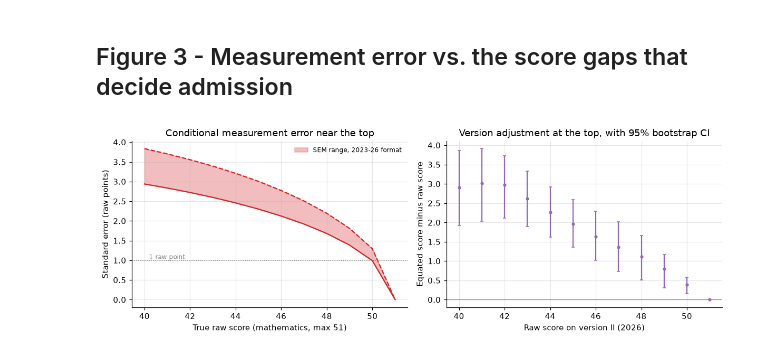
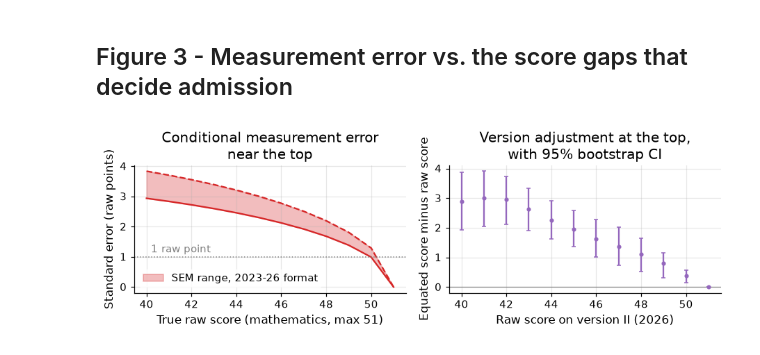
Before and after one commit to Nika533/une-ceiling-effect, a Jupyter notebook: notebooks/02_resolution.ipynb, the cells around one changed output. Cells and saved outputs as stored; diff of their text form; code cells hidden in the pictures.

```diff
--- a/notebooks/02_resolution.ipynb
+++ b/notebooks/02_resolution.ipynb
@@ -177,26 +177,26 @@ top
 # %% [markdown]
 ## Figure 3 - Measurement error vs. the score gaps that decide admission
 # %%
-fig, axes = plt.subplots(1, 2, figsize=(11, 3.8))
+fig, axes = plt.subplots(1, 2, figsize=(8.4, 2.9))
 ax = axes[0]
 ax.fill_between(sem.true_raw, sem.sem_lower, sem.sem_upper_2026fmt, alpha=0.3, color="tab:red",
                 label="SEM range, 2023-26 format")
 ax.plot(sem.true_raw, sem.sem_lower, color="tab:red")
 ax.plot(sem.true_raw, sem.sem_upper_2026fmt, color="tab:red", ls="--")
 ax.axhline(1, color="grey", ls=":", lw=1)
-ax.text(40.2, 1.03, "1 raw point", fontsize=8, color="grey")
+ax.text(40.2, 1.15, "1 raw point", fontsize=9.5, color="grey")
 ax.set_xlabel("True raw score (mathematics, max 51)")
 ax.set_ylabel("Standard error (raw points)")
-ax.set_title("Conditional measurement error near the top")
-ax.legend(fontsize=8, frameon=False)
+ax.set_title("Conditional measurement error\nnear the top")
+ax.legend(framealpha=0.85, edgecolor="none")
 ax = axes[1]
 ax.errorbar(eqse.raw_v2, eqse.boot_mean - eqse.raw_v2, yerr=[eqse.boot_mean - eqse.ci95_lo, eqse.ci95_hi - eqse.boot_mean],
             fmt="o", ms=3, color="tab:purple", capsize=2)
 ax.axhline(0, color="grey", lw=0.8)
 ax.set_xlabel("Raw score on version II (2026)")
 ax.set_ylabel("Equated score minus raw score")
-ax.set_title("Version adjustment at the top, with 95% bootstrap CI")
+ax.set_title("Version adjustment at the top,\nwith 95% bootstrap CI")
 fig.tight_layout()
 savefig(fig, "fig03_measurement_error")
 # %% [output]
-[figure, old version]
+[figure, new version]
```
Also changed, not shown: 31 other files.
